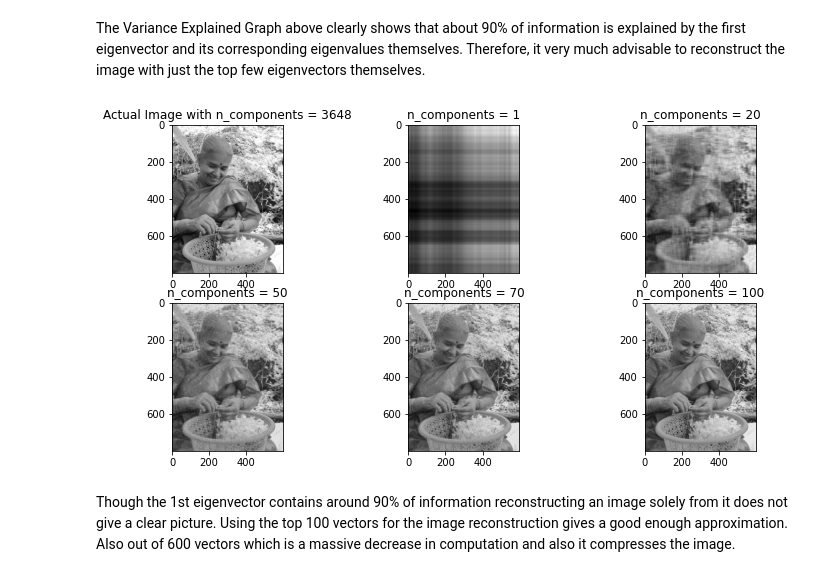
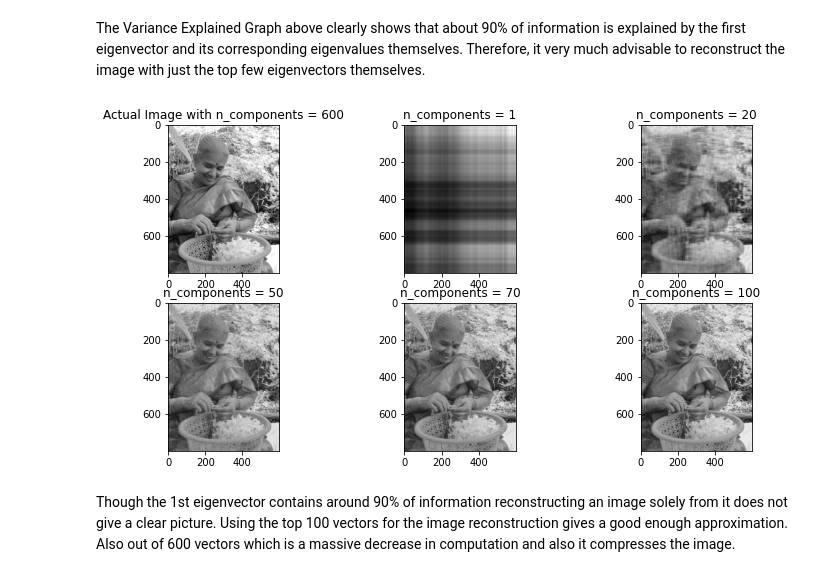
Before and after one commit to shreyahegde18/Image-Compression-using-SVD, a Jupyter notebook: Image_compression.ipynb, the cells around one changed output. Cells and saved outputs as stored; diff of their text form; code cells hidden in the pictures.

```diff
--- a/Image_compression.ipynb
+++ b/Image_compression.ipynb
@@ -68,23 +68,23 @@ variance Explained by Top 20 singular values:
 The Variance Explained Graph above clearly shows that about 90% of information is explained by the first eigenvector and its corresponding eigenvalues themselves. Therefore, it very much advisable to reconstruct the image with just the top few eigenvectors themselves.
 # %%
 # plot images with different number of components
-comps = [3648, 1, 20,50,70,100]
+comps = [600, 1, 20,50,70,100]
 plt.figure(figsize=(12, 6))
 
 for i in range(len(comps)):
 	low_rank = u[:, :comps[i]] @ np.diag(s[:comps[i]]) @ v[:comps[i], :]
 
 	if(i == 0):
 		plt.subplot(2, 3, i+1),
 		plt.imshow(low_rank, cmap='gray'),
 		plt.title(f'Actual Image with n_components = {comps[i]}')
 
 	else:
 		plt.subplot(2, 3, i+1),
 		plt.imshow(low_rank, cmap='gray'),
 		plt.title(f'n_components = {comps[i]}')
 # %% [output]
-[figure, old version]
+[figure, new version]
 # %% [markdown]
 Though the 1st eigenvector contains around 90% of information reconstructing an image solely from it does not give a clear picture.
 Using the top 100 vectors for the image reconstruction gives a good enough approximation. Also out of 600 vectors which is a massive decrease in computation and also it compresses the image.
```
